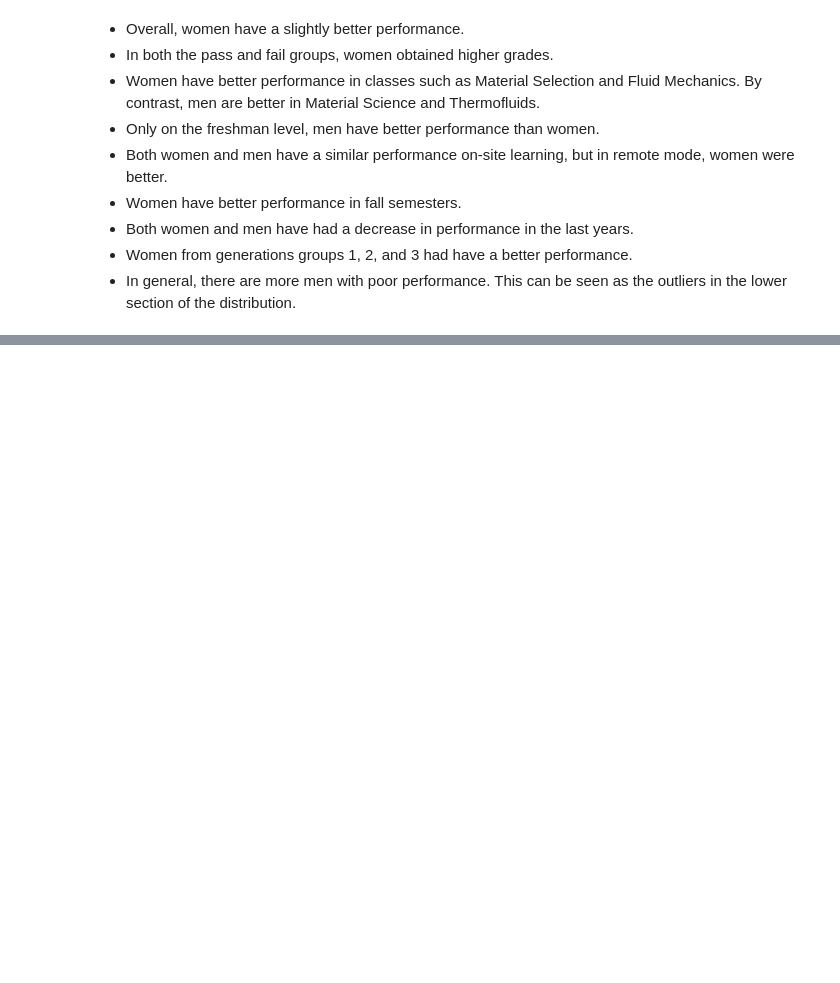
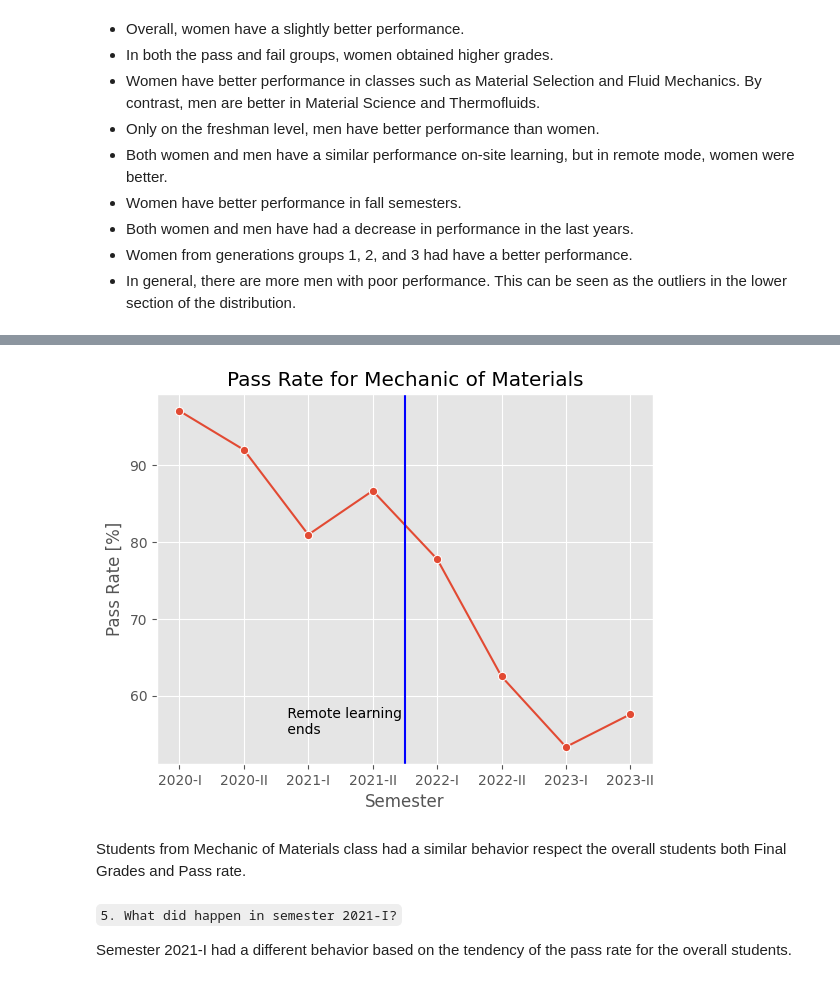
Before and after one commit to alejo1630/grades_college_analysis, a Jupyter notebook: grades.ipynb, the cells around one changed output, grey strips where cells are left out. Saved outputs shown, nothing was run; the diff lists cells and outputs as text; code cells hidden in the pictures; blank space fills up the shorter version.

```diff
--- a/grades.ipynb
+++ b/grades.ipynb
@@ -549,0 +604,3 @@ plt.show()
+# %%
+df_MM_pass_rate = pd.DataFrame(df_mechanic_materials[["Pass", "Year-Semester"]].groupby("Year-Semester").value_counts(normalize=True).mul(100).round(2).reset_index())
+df_MM_pass_rate
@@ -549,0 +625,21 @@ plt.show()
+# %%
+ax = sns.lineplot(data = df_MM_pass_rate[df_MM_pass_rate["Pass"] == 1], y = "proportion", x = "Year-Semester", marker = "o")
+ax.axvline(x = 3.5,
+           ymin = 0, #
+           ymax = 100,
+           color = "blue")
+
+ax.text(1.6, 55, " Remote learning \n ends")
+
+plt.title("Pass Rate for Mechanic of Materials")
+plt.xlabel("Semester")
+plt.ylabel("Pass Rate [%]")
+plt.show()
+# %% [output]
+[figure, added]
+# %% [markdown]
+Students from Mechanic of Materials class had a similar behavior respect the overall students both Final Grades and Pass rate.
+# %% [markdown]
+`5. What did happen in semester 2021-I?`
+
+Semester 2021-I had a different behavior based on the tendency of the pass rate for the overall students.
```
Also changed, not shown: parts of 45 cells of this notebook.
